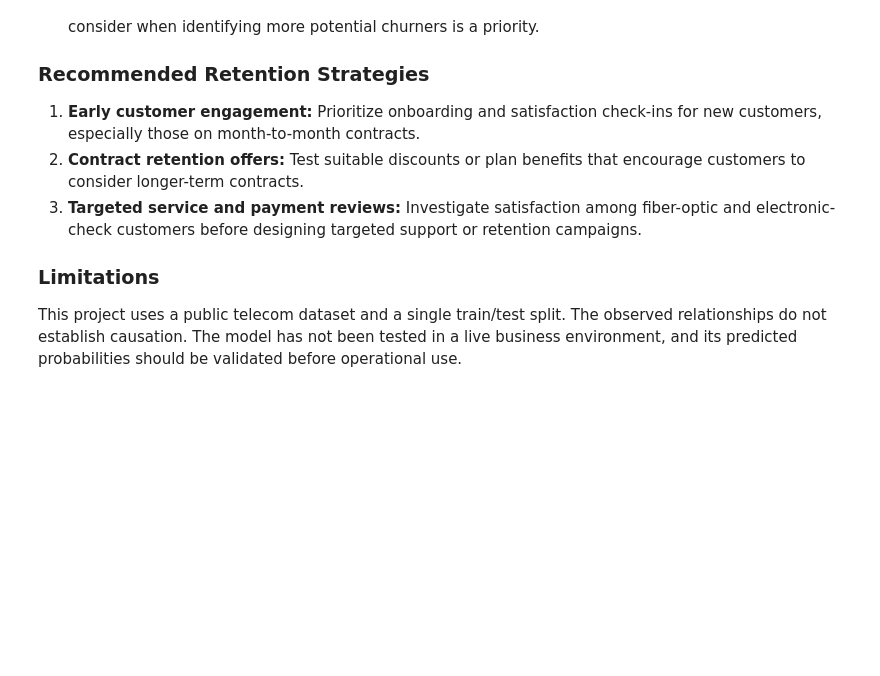
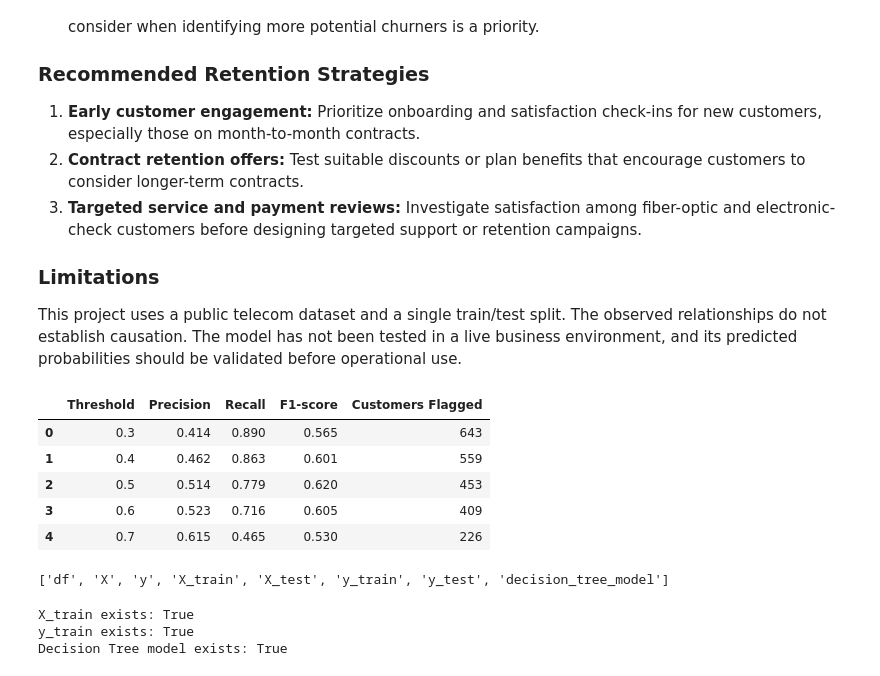
Before and after one commit to tanishagaikwad12/customer-churn-prediction, a Jupyter notebook: Customer_Churn_Prediction.ipynb, the cells around one changed output. Saved outputs shown, nothing was run; the diff lists cells and outputs as text; code cells hidden in the pictures; blank space fills up the shorter version.

Commit message:
Update churn analysis and project documentation

```diff
--- a/Customer_Churn_Prediction.ipynb
+++ b/Customer_Churn_Prediction.ipynb
@@ -597,3 +610,72 @@ display(
 ### Limitations
 
 This project uses a public telecom dataset and a single train/test split. The observed relationships do not establish causation. The model has not been tested in a live business environment, and its predicted probabilities should be validated before operational use.
+# %%
+from sklearn.model_selection import train_test_split
+from sklearn.base import clone
+from sklearn.metrics import precision_score, recall_score, f1_score
+import pandas as pd
+
+# 1. Split training data into a smaller training set and validation set
+X_subtrain, X_val, y_subtrain, y_val = train_test_split(
+    X_train,
+    y_train,
+    test_size=0.2,
+    random_state=42,
+    stratify=y_train
+)
+
+# 2. Train a fresh Decision Tree pipeline
+validation_model = clone(decision_tree_model)
+validation_model.fit(X_subtrain, y_subtrain)
+
+# 3. Get predicted churn probabilities for validation customers
+val_probabilities = validation_model.predict_proba(X_val)[:, 1]
+
+# 4. Compare different classification thresholds
+results = []
+
+for threshold in [0.30, 0.40, 0.50, 0.60, 0.70]:
+    predictions = (val_probabilities >= threshold).astype(int)
+
+    results.append({
+        "Threshold": threshold,
+        "Precision": precision_score(
+            y_val, predictions, zero_division=0
+        ),
+        "Recall": recall_score(
+            y_val, predictions, zero_division=0
+        ),
+        "F1-score": f1_score(
+            y_val, predictions, zero_division=0
+        ),
+        "Customers Flagged": int(predictions.sum())
+    })
+
+# 5. Display the results
+threshold_results = pd.DataFrame(results)
+
+display(threshold_results.round(3))
+# %% [output]
+|  | Threshold | Precision | Recall | F1-score | Customers Flagged |
+| 0 | 0.3 | 0.414 | 0.890 | 0.565 | 643 |
+| 1 | 0.4 | 0.462 | 0.863 | 0.601 | 559 |
+| 2 | 0.5 | 0.514 | 0.779 | 0.620 | 453 |
+| 3 | 0.6 | 0.523 | 0.716 | 0.605 | 409 |
+| 4 | 0.7 | 0.615 | 0.465 | 0.530 | 226 |
+# %%
+print([name for name in globals() if name.lower() in [
+    "x_train", "x_test", "y_train", "y_test",
+    "x", "y", "df", "decision_tree_model",
+    "tree_model", "dt_model"
+]])
+# %% [output]
+['df', 'X', 'y', 'X_train', 'X_test', 'y_train', 'y_test', 'decision_tree_model']
+# %%
+print("X_train exists:", "X_train" in globals())
+print("y_train exists:", "y_train" in globals())
+print("Decision Tree model exists:", "decision_tree_model" in globals())
+# %% [output]
+X_train exists: True
+y_train exists: True
+Decision Tree model exists: True
```
Also changed, not shown: parts of 5 cells of this notebook, 1 other file.
